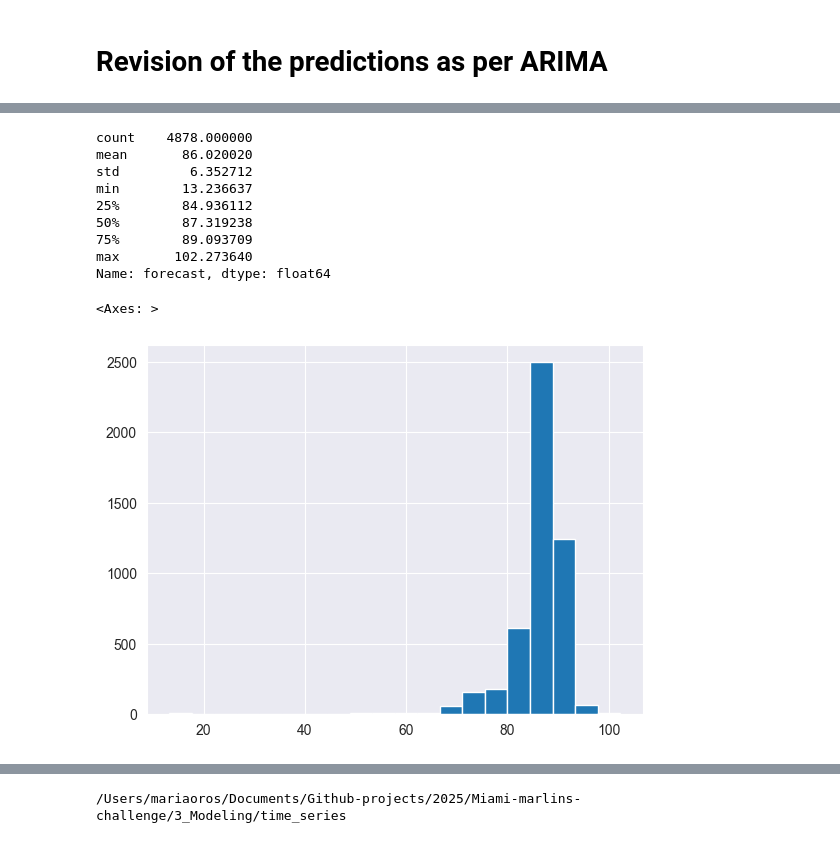
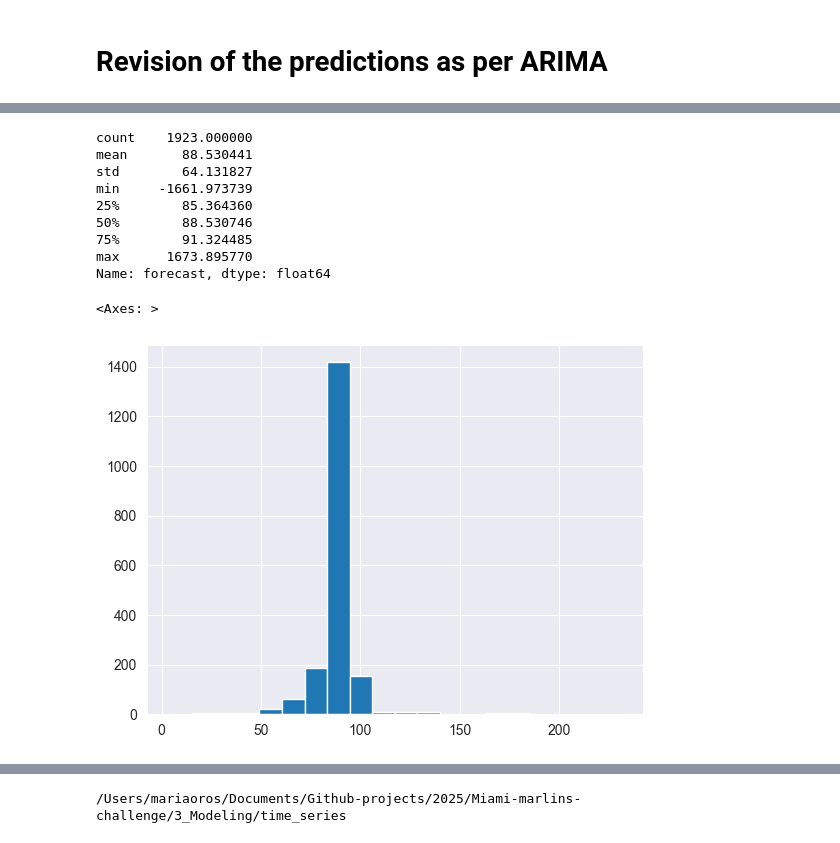
Before and after one commit to mariaob1201/Miami-marlins-challenge, a Jupyter notebook: 3_Modeling/time_series/rev.ipynb, the cells around one changed output, grey strips where cells are left out. Drawn from its saved outputs; the diff is of its cells as text; code cells hidden in the pictures.

```diff
--- a/3_Modeling/time_series/rev.ipynb
+++ b/3_Modeling/time_series/rev.ipynb
@@ -6,8 +6,8 @@
 
 import pandas as pd
 import matplotlib.pyplot as plt
-
-df_out = pd.read_csv('/Users/mariaoros/Documents/Github-projects/2025/Miami-marlins-challenge/3_Modeling/time_series/outputs/per_batter_2024_auto_arimax2.csv')
+root = '/Users/mariaoros/Documents/Github-projects/2025/Miami-marlins-challenge/'
+df_out = pd.read_csv(root+'3_Modeling/time_series/outputs/per_batter_2024_predictions.csv')
 
 print(df_out.head())
 # %% [output]
@@ -27,18 +82,18 @@ print(df_out.head())
 # %%
 df_out['forecast'].describe()
 # %% [output]
-count    4878.000000
-mean       86.020020
-std         6.352712
-min        13.236637
-25%        84.936112
-50%        87.319238
-75%        89.093709
-max       102.273640
+count    1923.000000
+mean       88.530441
+std        64.131827
+min     -1661.973739
+25%        85.364360
+50%        88.530746
+75%        91.324485
+max      1673.895770
 Name: forecast, dtype: float64
 # %%
-df_out['forecast'].hist(bins=20)
+df_out[df_out['forecast'].between(0,250)]['forecast'].hist(bins=20)
 # %% [output]
 <Axes: >
-[figure, old version]
+[figure, new version]
 # %%
```
Also changed, not shown: parts of 34 cells of this notebook, 40 other files.
